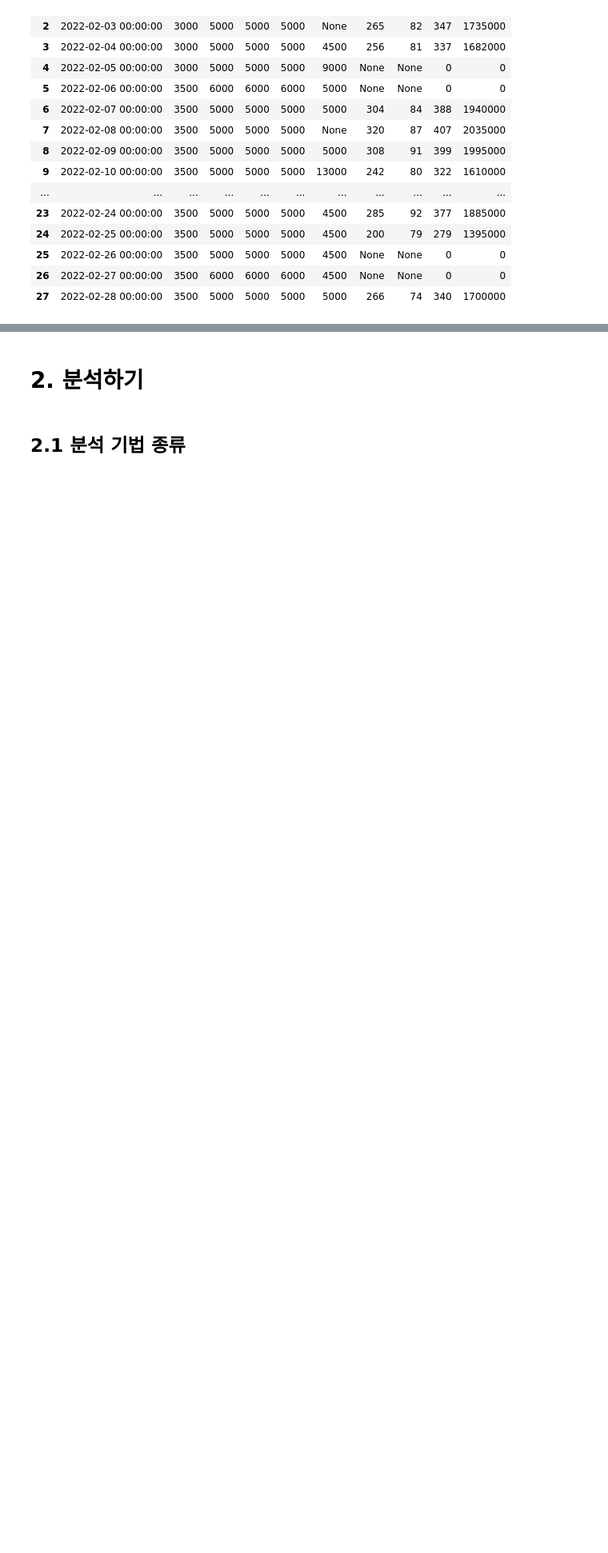
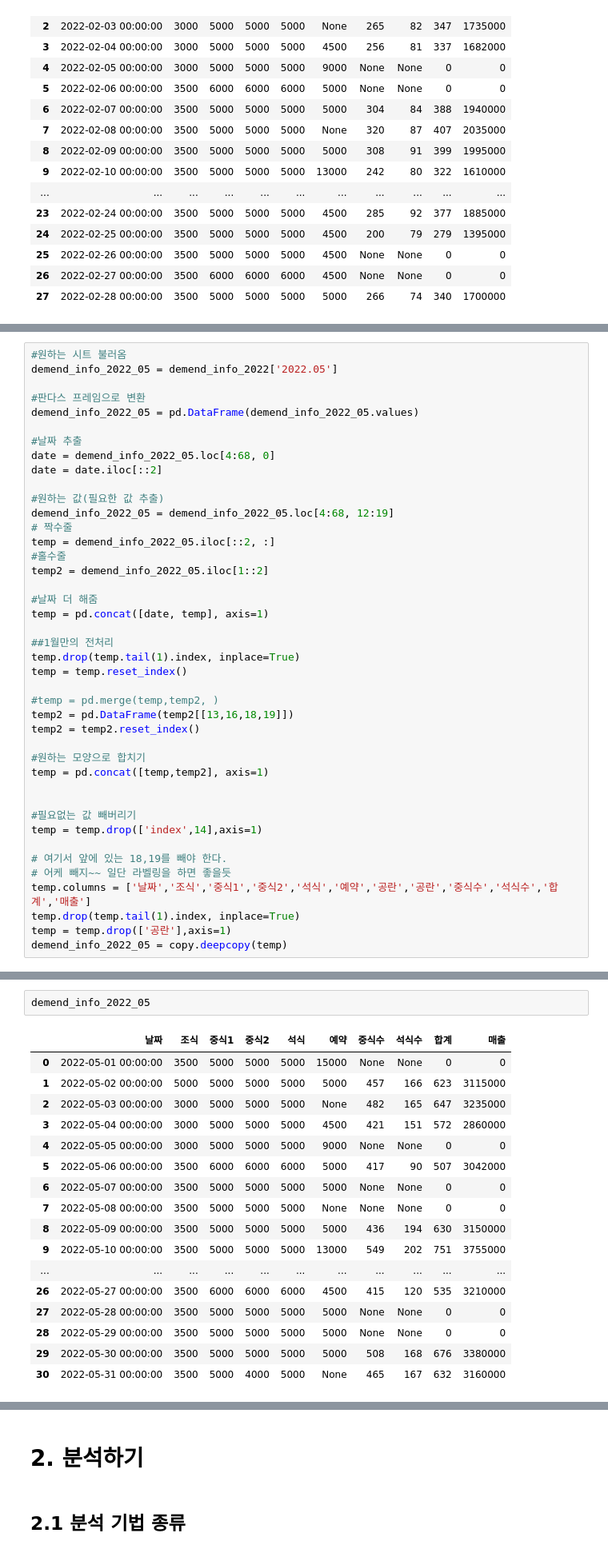
Before and after one commit to 10wook/School_Restaurants_demand_forcast, a Jupyter notebook: test.ipynb, the cells around one changed output, grey strips where cells are left out. Shown at 80% size. Drawn from its saved outputs; the diff is of its cells as text; blank space fills up the shorter version.

```diff
--- a/test.ipynb
+++ b/test.ipynb
@@ -174,0 +311,42 @@ demend_info_2022_02
+# %%
+#원하는 시트 불러옴
+demend_info_2022_05 = demend_info_2022['2022.05']
+
+#판다스 프레임으로 변환
+demend_info_2022_05 = pd.DataFrame(demend_info_2022_05.values)
+
+#날짜 추출
+date = demend_info_2022_05.loc[4:68, 0]
+date = date.iloc[::2]
+
+#원하는 값(필요한 값 추출)
+demend_info_2022_05 = demend_info_2022_05.loc[4:68, 12:19]
+# 짝수줄
+temp = demend_info_2022_05.iloc[::2, :]
+#홀수줄
+temp2 = demend_info_2022_05.iloc[1::2]
+
+#날짜 더 해줌
+temp = pd.concat([date, temp], axis=1)
+
+##1월만의 전처리
+temp.drop(temp.tail(1).index, inplace=True)
+temp = temp.reset_index()
+
+#temp = pd.merge(temp,temp2, )
+temp2 = pd.DataFrame(temp2[[13,16,18,19]])
+temp2 = temp2.reset_index()
+
+#원하는 모양으로 합치기
+temp = pd.concat([temp,temp2], axis=1)
+
+
+#필요없는 값 빼버리기
+temp = temp.drop(['index',14],axis=1)
+
+# 여기서 앞에 있는 18,19를 빼야 한다.
+# 어케 빼지~~ 일단 라벨링을 하면 좋을듯
+temp.columns = ['날짜','조식','중식1','중식2','석식','예약','공란','공란','중식수','석식수','합계','매출']
+temp.drop(temp.tail(1).index, inplace=True)
+temp = temp.drop(['공란'],axis=1)
+demend_info_2022_05 = copy.deepcopy(temp)
@@ -174,0 +355,20 @@ demend_info_2022_02
+# %%
+demend_info_2022_05
+# %% [output]
+|  | 날짜 | 조식 | 중식1 | 중식2 | 석식 | 예약 | 중식수 | 석식수 | 합계 | 매출 |
+| 0 | 2022-05-01 00:00:00 | 3500 | 5000 | 5000 | 5000 | 15000 | None | None | 0 | 0 |
+| 1 | 2022-05-02 00:00:00 | 5000 | 5000 | 5000 | 5000 | 5000 | 457 | 166 | 623 | 3115000 |
+| 2 | 2022-05-03 00:00:00 | 3000 | 5000 | 5000 | 5000 | None | 482 | 165 | 647 | 3235000 |
+| 3 | 2022-05-04 00:00:00 | 3000 | 5000 | 5000 | 5000 | 4500 | 421 | 151 | 572 | 2860000 |
+| 4 | 2022-05-05 00:00:00 | 3000 | 5000 | 5000 | 5000 | 9000 | None | None | 0 | 0 |
+| 5 | 2022-05-06 00:00:00 | 3500 | 6000 | 6000 | 6000 | 5000 | 417 | 90 | 507 | 3042000 |
+| 6 | 2022-05-07 00:00:00 | 3500 | 5000 | 5000 | 5000 | 5000 | None | None | 0 | 0 |
+| 7 | 2022-05-08 00:00:00 | 3500 | 5000 | 5000 | 5000 | None | None | None | 0 | 0 |
+| 8 | 2022-05-09 00:00:00 | 3500 | 5000 | 5000 | 5000 | 5000 | 436 | 194 | 630 | 3150000 |
+| 9 | 2022-05-10 00:00:00 | 3500 | 5000 | 5000 | 5000 | 13000 | 549 | 202 | 751 | 3755000 |
+| ... | ... | ... | ... | ... | ... | ... | ... | ... | ... | ... |
+| 26 | 2022-05-27 00:00:00 | 3500 | 6000 | 6000 | 6000 | 4500 | 415 | 120 | 535 | 3210000 |
+| 27 | 2022-05-28 00:00:00 | 3500 | 5000 | 5000 | 5000 | 5000 | None | None | 0 | 0 |
+| 28 | 2022-05-29 00:00:00 | 3500 | 5000 | 5000 | 5000 | 5000 | None | None | 0 | 0 |
+| 29 | 2022-05-30 00:00:00 | 3500 | 5000 | 5000 | 5000 | 5000 | 508 | 168 | 676 | 3380000 |
+| 30 | 2022-05-31 00:00:00 | 3500 | 5000 | 4000 | 5000 | None | 465 | 167 | 632 | 3160000 |
```
Also changed, not shown: parts of 23 cells of this notebook.
